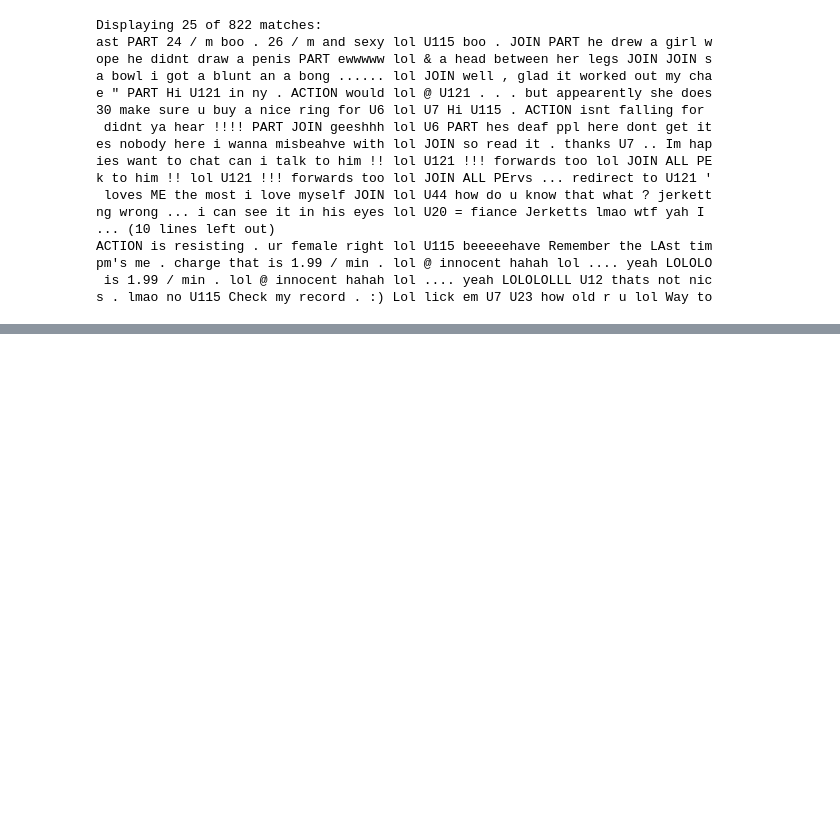
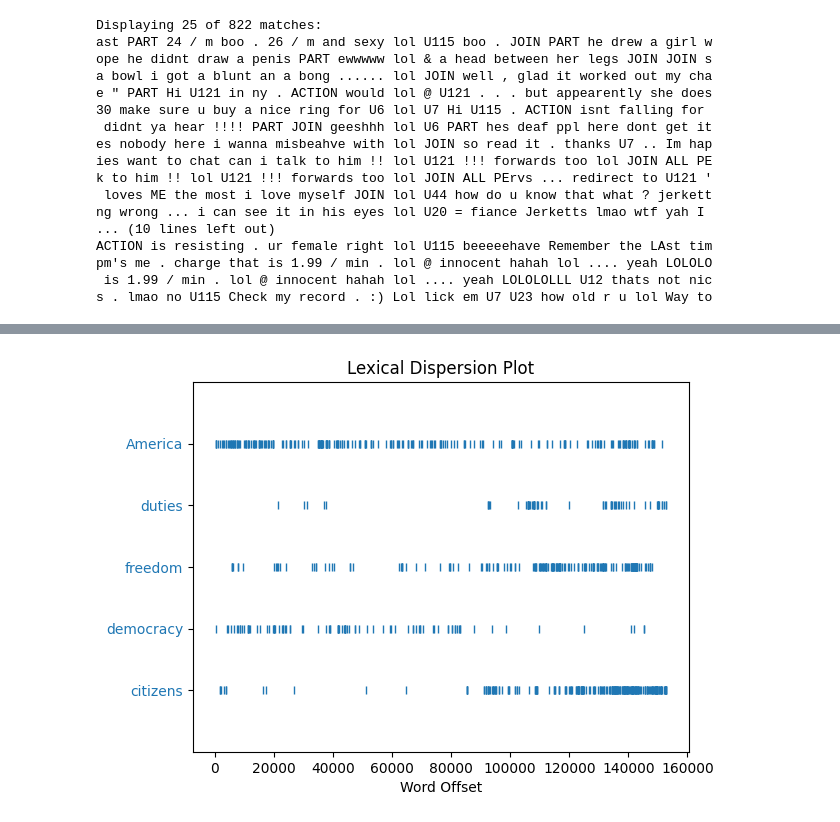
Before and after one commit to candywal/NLTKexploration, a Jupyter notebook: Chap1.ipynb, the cells around one changed output, grey strips where cells are left out. Cells and saved outputs as stored; diff of their text form; code cells hidden in the pictures; blank space fills up the shorter version.

```diff
--- a/Chap1.ipynb
+++ b/Chap1.ipynb
@@ -104,0 +131,4 @@ s . lmao no U115 Check my record . :) Lol lick em U7 U23 how old r u lol Way to
+# %%
+text4.dispersion_plot(["citizens", "democracy", "freedom", "duties", "America"])
+# %% [output]
+[figure, added]
```
Also changed, not shown: parts of 14 cells of this notebook.
